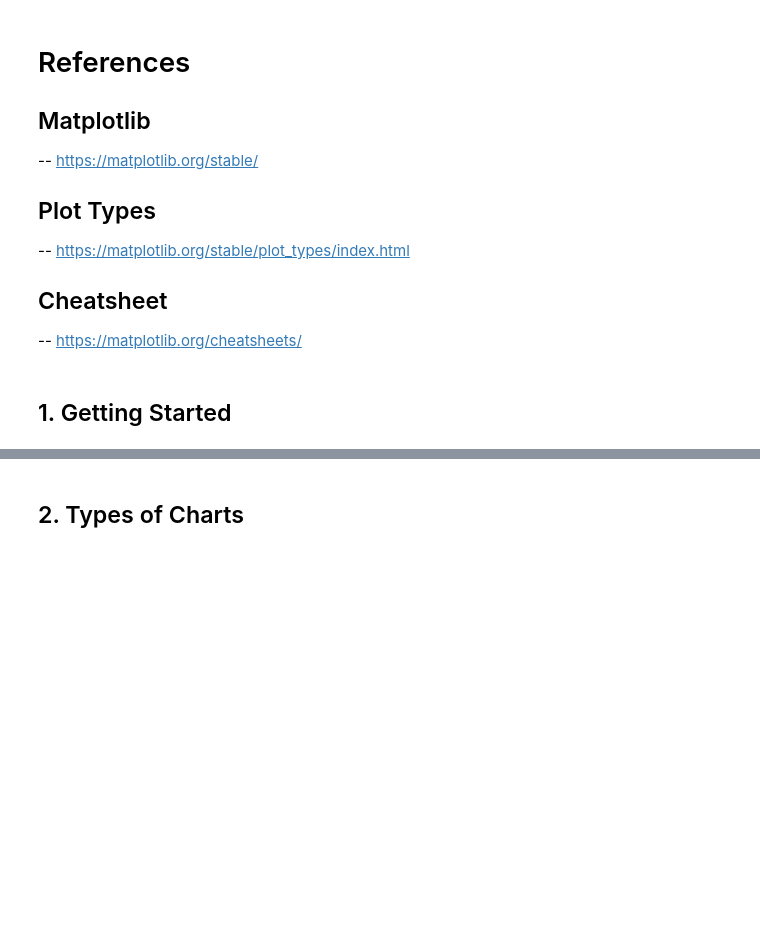
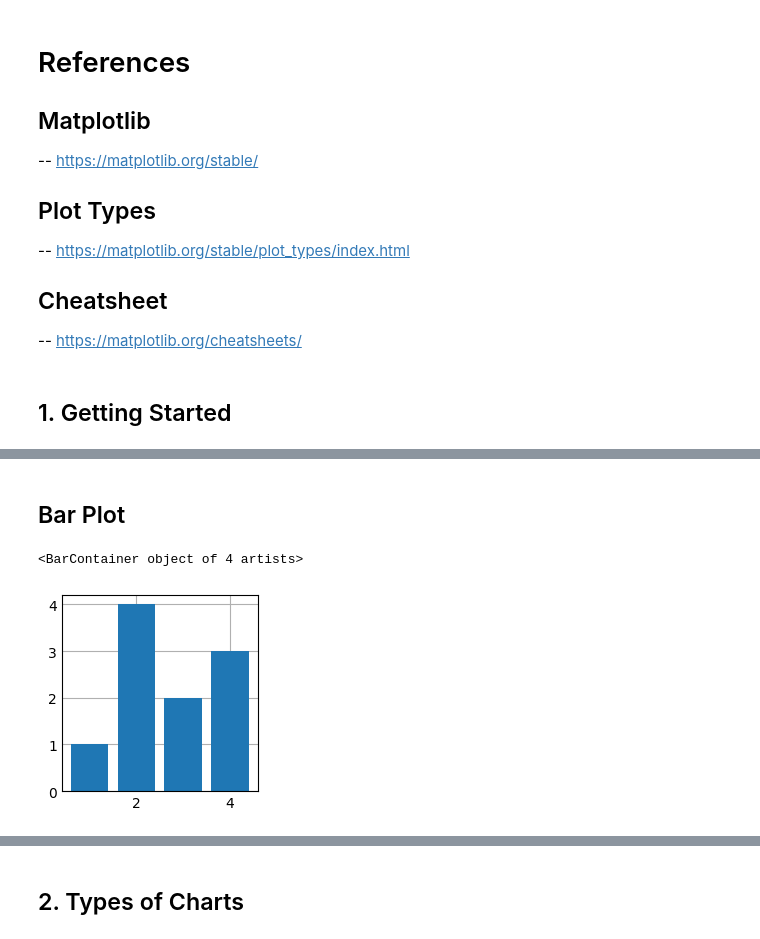
Before and after one commit to ashishpal2702/DataScience-Bootcamp, a Jupyter notebook: Python DS/Data visualisation/Matplotlib Intro.ipynb, the cells around one changed output, grey strips where cells are left out. Drawn from its saved outputs; the diff is of its cells as text; code cells hidden in the pictures; blank space fills up the shorter version.

```diff
--- a/Python DS/Data visualisation/Matplotlib Intro.ipynb
+++ b/Python DS/Data visualisation/Matplotlib Intro.ipynb
@@ -17,0 +47,10 @@
+# %% [markdown]
+## Bar Plot
+# %%
+fig, ax = plt.subplots()  # Create a figure containing a single axes.
+ax.bar([1, 2, 3, 4], [1, 4, 2, 3])  # Plot some data on the axes.
+#ax.bar([2, 3, 4, 5], [5, 8, 9, 10])
+#ax.bar([1, 8, 9, 10], [2, 3, 4, 4])
+# %% [output]
+<BarContainer object of 4 artists>
+[figure, added]
```
Also changed, not shown: parts of 12 cells of this notebook.
